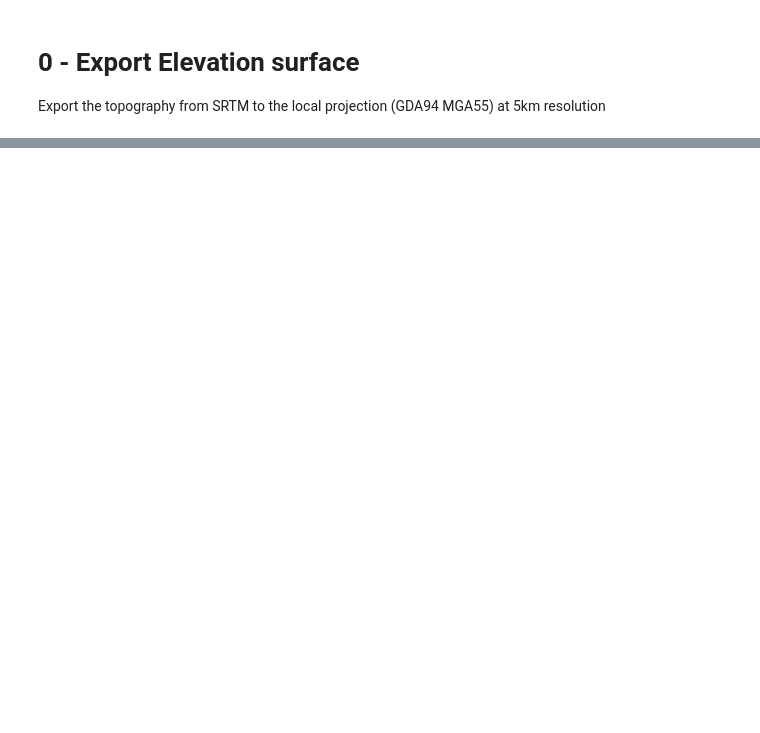
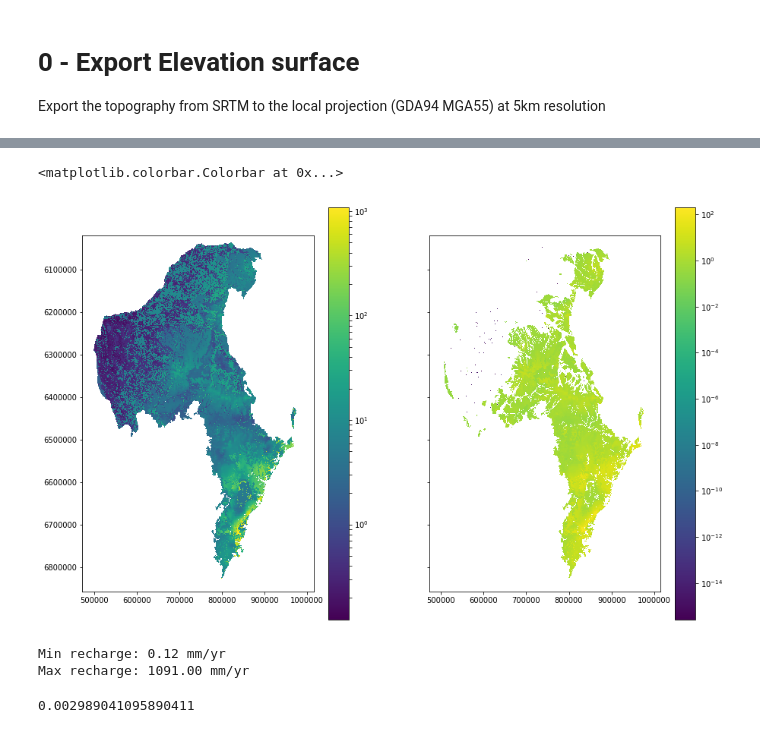
Before and after one commit to brmather/Sydney_Basin, a Jupyter notebook: Notebooks/00-export-elevation-surface.ipynb, the cells around one changed output, grey strips where cells are left out. Drawn from its saved outputs; the diff is of its cells as text; code cells hidden in the pictures; blank space fills up the shorter version.

```diff
--- a/Notebooks/00-export-elevation-surface.ipynb
+++ b/Notebooks/00-export-elevation-surface.ipynb
@@ -51,0 +91,27 @@ np.savetxt("../Data/00_Elevation_5km.csv",
+# %%
+# assume 50th percentile is the mean
+RK_mean = RK_50
+
+# 5th and 95th percentiles are 2 stds from the mean
+RK_std = (RK_95 - RK_05)/4
+# %%
+fig, (ax1,ax2) = plt.subplots(1,2, sharey=True, figsize=(15,10))
+
+im1 = ax1.imshow(RK_mean, extent=extent_05, norm=mcolors.LogNorm())
+im2 = ax2.imshow(RK_std,  extent=extent_50, norm=mcolors.LogNorm())
+
+fig.colorbar(im1, ax=ax1, )
+fig.colorbar(im2, ax=ax2)
+# %% [output]
+<matplotlib.colorbar.Colorbar at 0x...>
+[figure, added]
+# %%
+print("Min recharge: {:.2f} mm/yr".format(np.nanmin(RK_mean)))
+print("Max recharge: {:.2f} mm/yr".format(np.nanmax(RK_mean)))
+# %% [output]
+Min recharge: 0.12 mm/yr
+Max recharge: 1091.00 mm/yr
+# %%
+np.nanmax(RK_mean)/1000/365 # m/day
+# %% [output]
+0.002989041095890411
```
Also changed, not shown: parts of 10 cells of this notebook, 6 other files.
